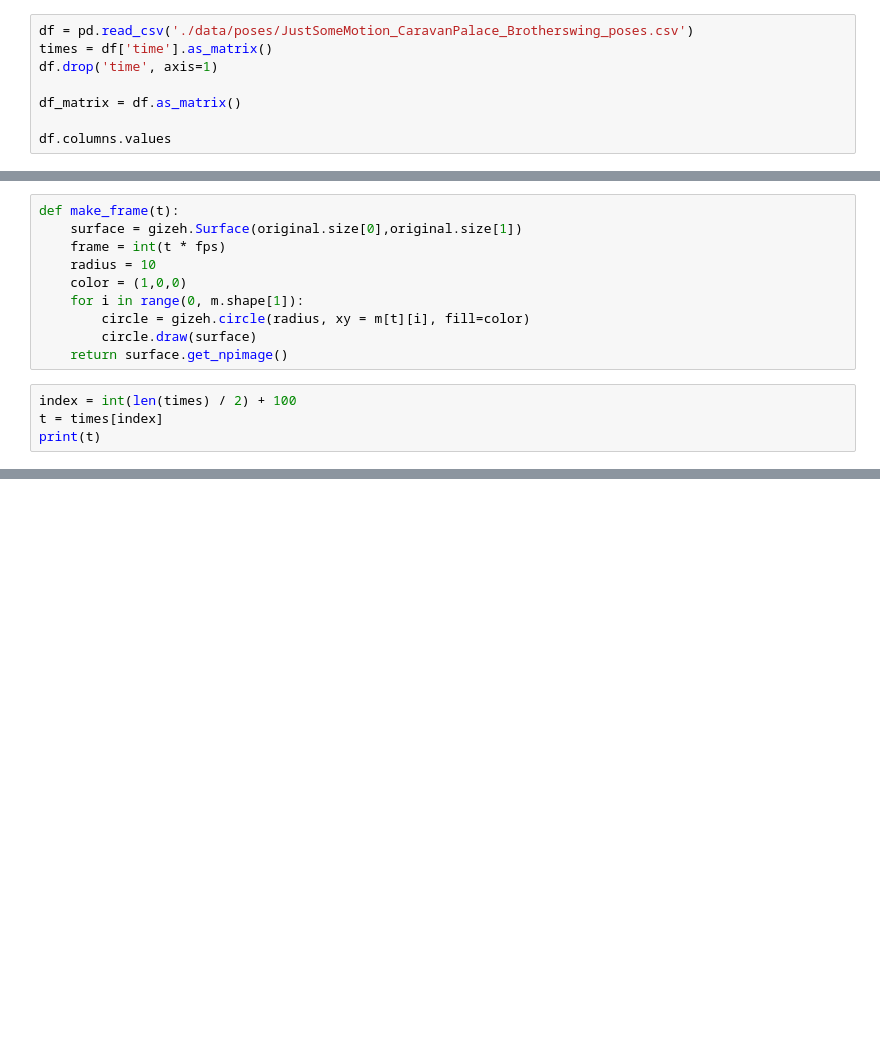
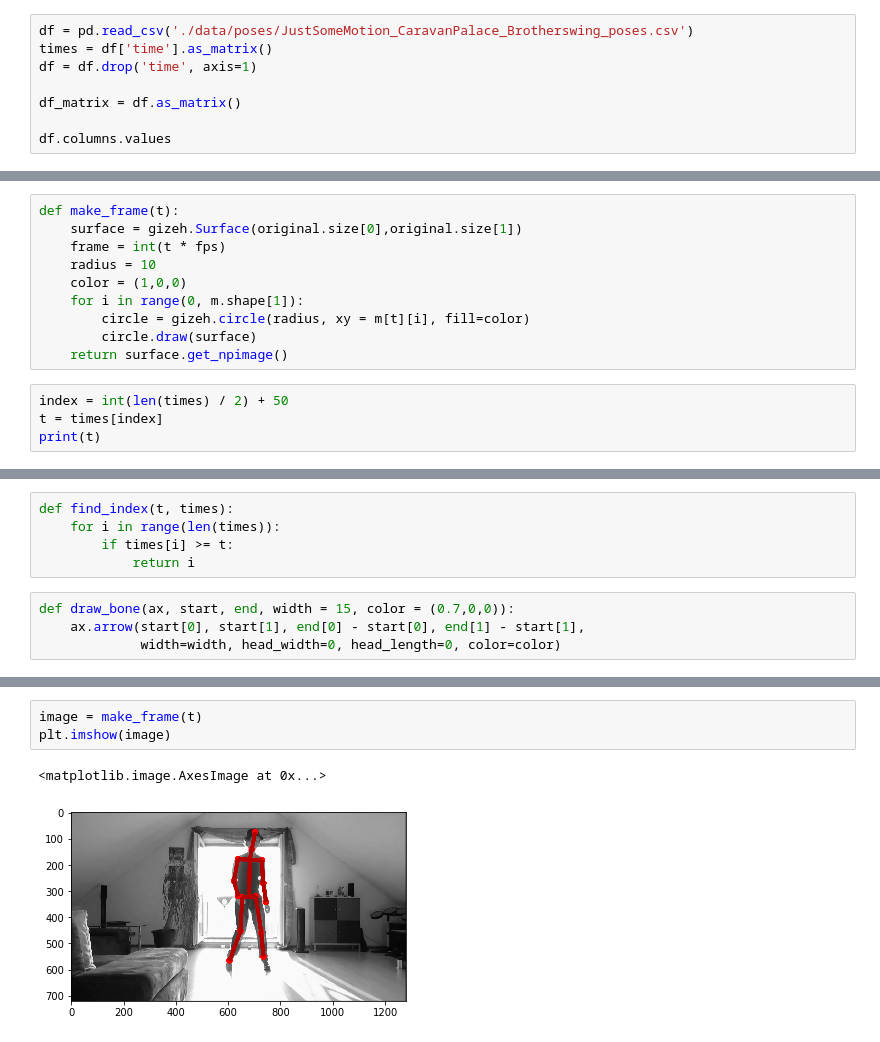
Before and after one commit to Saduras/DanceNN, a Jupyter notebook: DanceNN.ipynb, the cells around one changed output, grey strips where cells are left out. Saved outputs shown, nothing was run; the diff lists cells and outputs as text; blank space fills up the shorter version.

```diff
--- a/DanceNN.ipynb
+++ b/DanceNN.ipynb
@@ -20,7 +42,7 @@ step_size = 10
 # %%
 df = pd.read_csv('./data/poses/JustSomeMotion_CaravanPalace_Brotherswing_poses.csv')
 times = df['time'].as_matrix()
-df.drop('time', axis=1)
+df = df.drop('time', axis=1)
 
 df_matrix = df.as_matrix()
 
@@ -46,6 +76,6 @@ def make_frame(t):
         circle.draw(surface)
     return surface.get_npimage()
 # %%
-index = int(len(times) / 2) + 100
+index = int(len(times) / 2) + 50
 t = times[index]
 print(t)
@@ -61 +93,10 @@ print(df_matrix[index])
+# %%
+def find_index(t, times):
+    for i in range(len(times)):
+        if times[i] >= t:
+            return i
+# %%
+def draw_bone(ax, start, end, width = 15, color = (0.7,0,0)):
+    ax.arrow(start[0], start[1], end[0] - start[0], end[1] - start[1],
+             width=width, head_width=0, head_length=0, color=color)
 # %%
@@ -110 +167,7 @@ print(image.shape, frame.shape)
+# %%
+image = make_frame(t)
+plt.imshow(image)
+# %% [output]
+<matplotlib.image.AxesImage at 0x...>
+[figure, added]
 # %%
```
Also changed, not shown: parts of 9 cells of this notebook.
